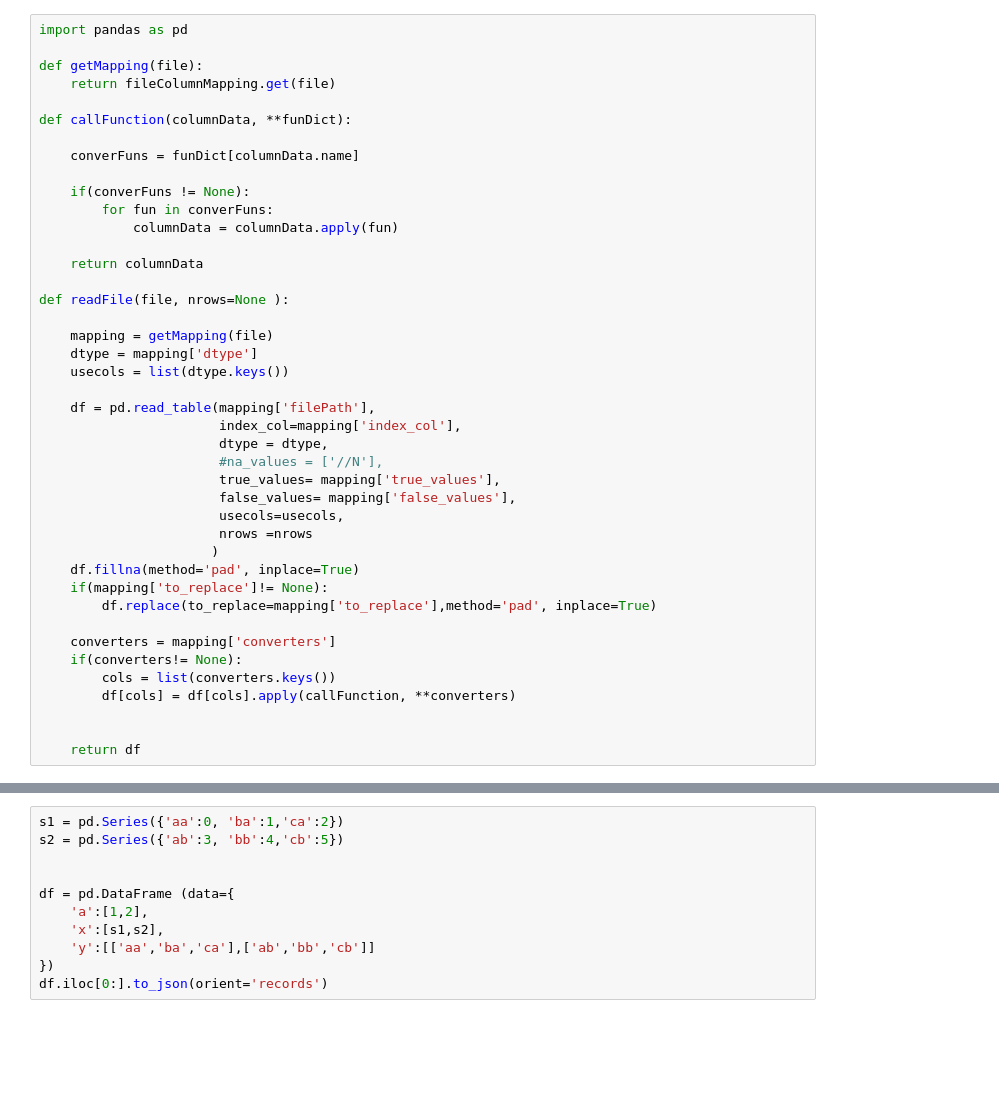
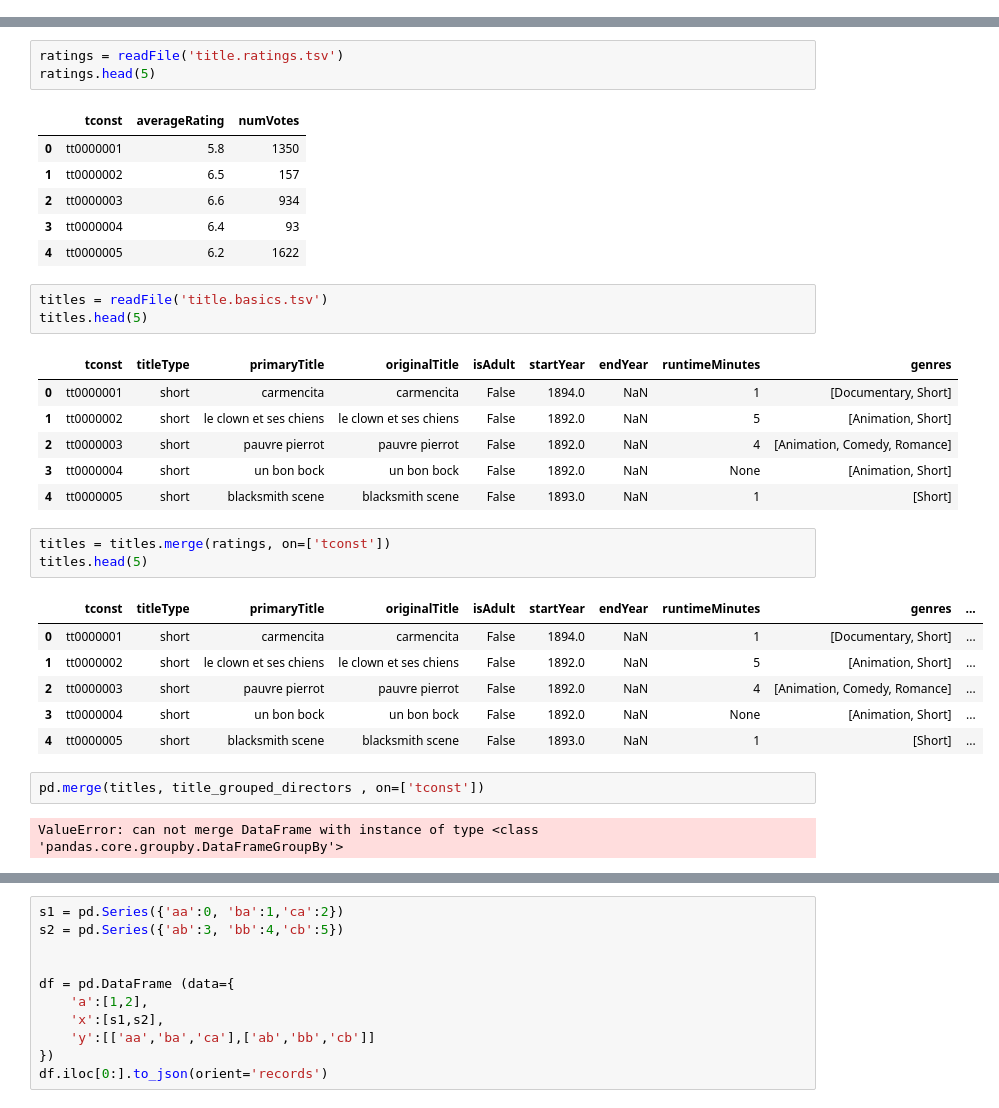
Before and after one commit to nsankabathula/imdb-chatbot, a Jupyter notebook: src/python/imdb.ipynb, the cells around one changed output, grey strips where cells are left out. Drawn from its saved outputs; the diff is of its cells as text; blank space fills up the shorter version.

```diff
--- a/src/python/imdb.ipynb
+++ b/src/python/imdb.ipynb
@@ -221,42 +0,0 @@ fileColumnMapping = {
-# %%
-import pandas as pd
-
-def getMapping(file):
-    return fileColumnMapping.get(file)
-
-def callFunction(columnData, **funDict):
-
-    converFuns = funDict[columnData.name]
-
-    if(converFuns != None):
-        for fun in converFuns:
-            columnData = columnData.apply(fun)
-
-    return columnData
-
-def readFile(file, nrows=None ):
-
-    mapping = getMapping(file)
-    dtype = mapping['dtype']
-    usecols = list(dtype.keys())
-
-    df = pd.read_table(mapping['filePath'],
-                       index_col=mapping['index_col'],
-                       dtype = dtype,
-                       #na_values = ['//N'],
-                       true_values= mapping['true_values'],
-                       false_values= mapping['false_values'],
-                       usecols=usecols,
-                       nrows =nrows
-                      )
-    df.fillna(method='pad', inplace=True)
-    if(mapping['to_replace']!= None):
-        df.replace(to_replace=mapping['to_replace'],method='pad', inplace=True)
-
-    converters = mapping['converters']
-    if(converters!= None):
-        cols = list(converters.keys())
-        df[cols] = df[cols].apply(callFunction, **converters)
-
-
-    return df
@@ -391,0 +413,34 @@ titles.merge(crew, on=['tconst'])
+# %%
+ratings = readFile('title.ratings.tsv')
+ratings.head(5)
+# %% [output]
+|  | tconst | averageRating | numVotes |
+| 0 | tt0000001 | 5.8 | 1350 |
+| 1 | tt0000002 | 6.5 | 157 |
+| 2 | tt0000003 | 6.6 | 934 |
+| 3 | tt0000004 | 6.4 | 93 |
+| 4 | tt0000005 | 6.2 | 1622 |
+# %%
+titles = readFile('title.basics.tsv')
+titles.head(5)
+# %% [output]
+|  | tconst | titleType | primaryTitle | originalTitle | isAdult | startYear | endYear | runtimeMinutes | genres |
+| 0 | tt0000001 | short | carmencita | carmencita | False | 1894.0 | NaN | 1 | [Documentary, Short] |
+| 1 | tt0000002 | short | le clown et ses chiens | le clown et ses chiens | False | 1892.0 | NaN | 5 | [Animation, Short] |
+| 2 | tt0000003 | short | pauvre pierrot | pauvre pierrot | False | 1892.0 | NaN | 4 | [Animation, Comedy, Romance] |
+| 3 | tt0000004 | short | un bon bock | un bon bock | False | 1892.0 | NaN | None | [Animation, Short] |
+| 4 | tt0000005 | short | blacksmith scene | blacksmith scene | False | 1893.0 | NaN | 1 | [Short] |
+# %%
+titles = titles.merge(ratings, on=['tconst'])
+titles.head(5)
+# %% [output]
+|  | tconst | titleType | primaryTitle | originalTitle | isAdult | startYear | endYear | runtimeMinutes | genres | ... |
+| 0 | tt0000001 | short | carmencita | carmencita | False | 1894.0 | NaN | 1 | [Documentary, Short] | ... |
+| 1 | tt0000002 | short | le clown et ses chiens | le clown et ses chiens | False | 1892.0 | NaN | 5 | [Animation, Short] | ... |
+| 2 | tt0000003 | short | pauvre pierrot | pauvre pierrot | False | 1892.0 | NaN | 4 | [Animation, Comedy, Romance] | ... |
+| 3 | tt0000004 | short | un bon bock | un bon bock | False | 1892.0 | NaN | None | [Animation, Short] | ... |
+| 4 | tt0000005 | short | blacksmith scene | blacksmith scene | False | 1893.0 | NaN | 1 | [Short] | ... |
+# %%
+pd.merge(titles, title_grouped_directors , on=['tconst'])
+# %% [output]
+ValueError: can not merge DataFrame with instance of type <class 'pandas.core.groupby.DataFrameGroupBy'>
```
Also changed, not shown: parts of 33 cells of this notebook, 2 other files.
